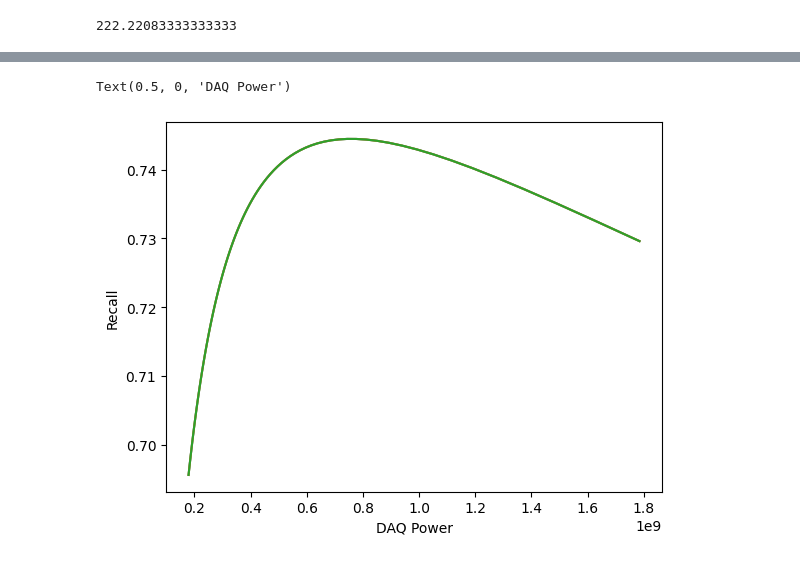
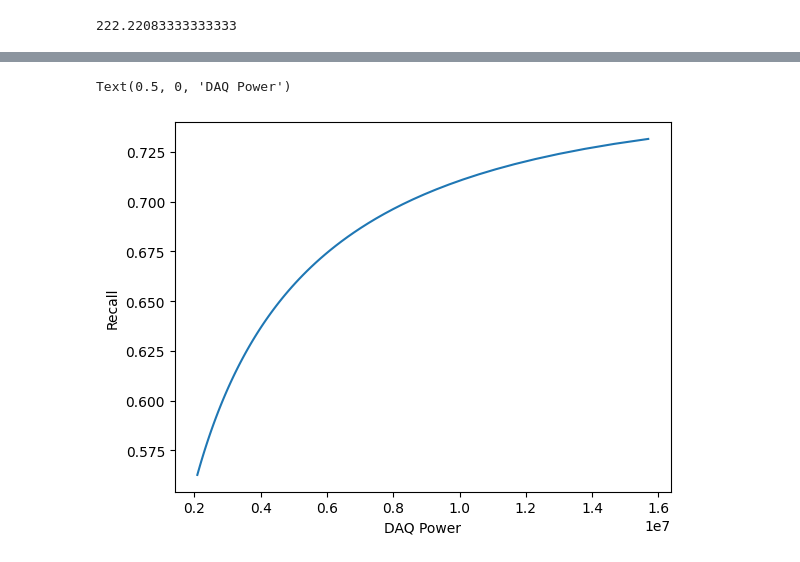
Before and after one commit to wilkieolin/system_flow, a Jupyter notebook: vary_hlt.ipynb, the cells around one changed output, grey strips where cells are left out. Cells and saved outputs as stored; diff of their text form; code cells hidden in the pictures.

```diff
--- a/vary_hlt.ipynb
+++ b/vary_hlt.ipynb
@@ -73,9 +69,9 @@ from metrics import *
 def vary_l1t_accept(reduction: float):
     t = triggers.copy()
     #intermediate reduction stage
-    t.at[4, "Reduction"] = reduction
+    t.at[4, "Reduction Ratio"] = reduction
     #global reduction stage
-    t.at[5, "Reduction"] = total_reduction / reduction
+    t.at[5, "Reduction Ratio"] = total_reduction / reduction
     g = construct_graph(detectors, t, globals, funcs)
 
     power = g.graph["op power"] + g.graph["link power"]
@@ -85,6 +81,6 @@ def vary_l1t_accept(reduction: float):
     f1 = f1_score(p)
     #return g
 
-    return (power, a, r, f1), p
+    return (p, a, r, f1), power
 # %%
 g3 = vary_l1t_accept(53.3)
@@ -97,5 +95,5 @@ g3 = vary_l1t_accept(53.3)
 # %%
-l1t_reductions = np.linspace(100, 10, 91)
+l1t_reductions = np.linspace(400, 50.0, 101)
 # %%
 l1t_reductions
 # %% [output]
@@ -111,2 +112,4 @@ array([100.,  99.,  98.,  97.,  96.,  95.,  94.,  93.,  92.,  91.,  90.,
 # %%
 res = [vary_l1t_accept(r) for r in l1t_reductions]
+# %%
+all_power = [r[1] for r in res]
@@ -198,5 +206,5 @@ array([[3.99904871e+07, 2.01292039e+03],
 # %%
-res2 = np.stack([r[0] for r in res])
+res2 = np.stack([r[0][2] for r in res])
 # %%
 res2.shape
 # %% [output]
@@ -226,9 +212,9 @@ array([0.6956432 , 0.69633152, 0.69702196, 0.69771454, 0.69840928,
 # %%
-plt.plot(res2[:,0], res2[:,1], label = "Precision")
-plt.plot(res2[:,0], res2[:,2], label = "Recall")
-plt.plot(res2[:,0], res2[:,3], label = "F1")
+#plt.plot(res2[:,0], res2[:,1], label = "Precision")
+plt.plot(all_power, res2, label = "Recall")
+#plt.plot(res2[:,0], res2[:,3], label = "F1")
 plt.ylabel("Recall")
 plt.xlabel("DAQ Power")
 # %% [output]
 Text(0.5, 0, 'DAQ Power')
-[figure, old version]
+[figure, new version]
```
Also changed, not shown: parts of 27 cells of this notebook, 9 other files.
